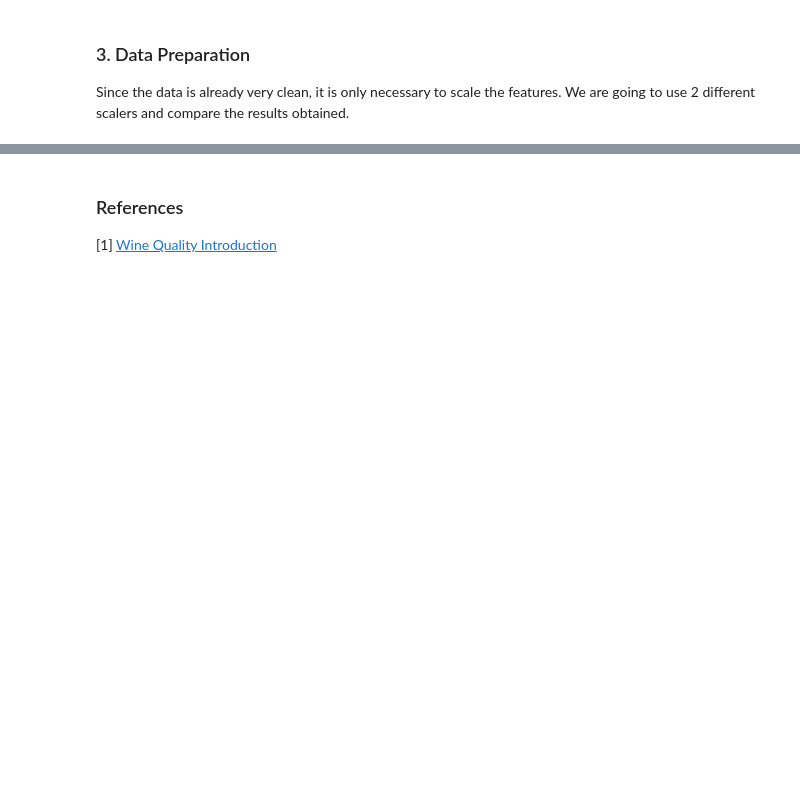
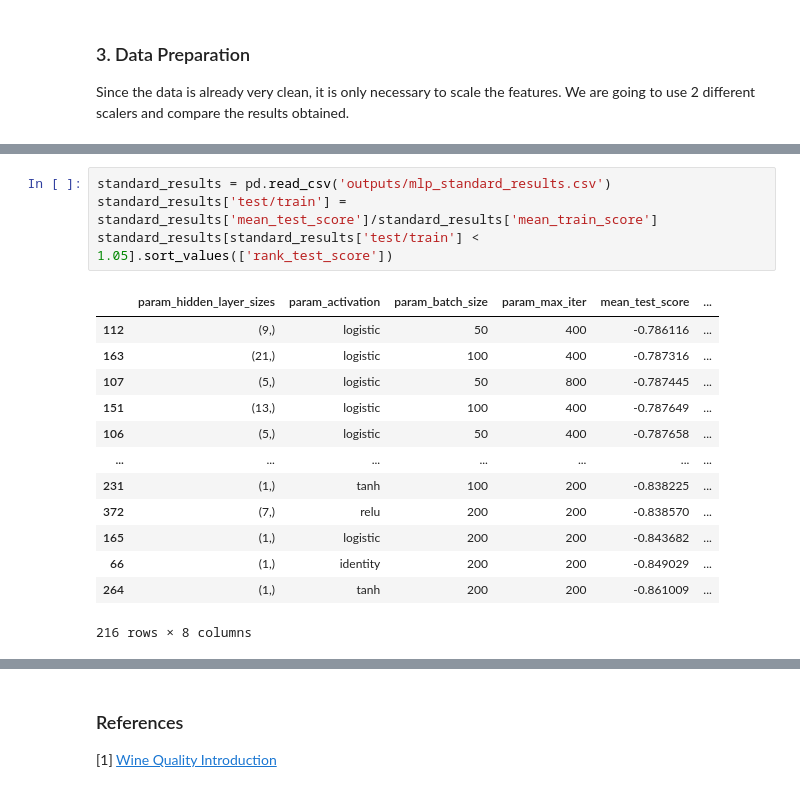
Before and after one commit to rodrigotorn/kaggle-redwine-regression, a Jupyter notebook: pipeline.ipynb, the cells around one changed output, grey strips where cells are left out. Saved outputs shown, nothing was run; the diff lists cells and outputs as text; blank space fills up the shorter version.

```diff
--- a/pipeline.ipynb
+++ b/pipeline.ipynb
@@ -138,0 +173,18 @@ files.download('mlp_minmax.joblib')
+# %%
+standard_results = pd.read_csv('outputs/mlp_standard_results.csv')
+standard_results['test/train'] = standard_results['mean_test_score']/standard_results['mean_train_score']
+standard_results[standard_results['test/train'] < 1.05].sort_values(['rank_test_score'])
+# %% [output]
+|  | param_hidden_layer_sizes | param_activation | param_batch_size | param_max_iter | mean_test_score | ... |
+| 112 | (9,) | logistic | 50 | 400 | -0.786116 | ... |
+| 163 | (21,) | logistic | 100 | 400 | -0.787316 | ... |
+| 107 | (5,) | logistic | 50 | 800 | -0.787445 | ... |
+| 151 | (13,) | logistic | 100 | 400 | -0.787649 | ... |
+| 106 | (5,) | logistic | 50 | 400 | -0.787658 | ... |
+| ... | ... | ... | ... | ... | ... | ... |
+| 231 | (1,) | tanh | 100 | 200 | -0.838225 | ... |
+| 372 | (7,) | relu | 200 | 200 | -0.838570 | ... |
+| 165 | (1,) | logistic | 200 | 200 | -0.843682 | ... |
+| 66 | (1,) | identity | 200 | 200 | -0.849029 | ... |
+| 264 | (1,) | tanh | 200 | 200 | -0.861009 | ... |
+216 rows × 8 columns
```
Also changed, not shown: parts of 22 cells of this notebook, 5 other files.
